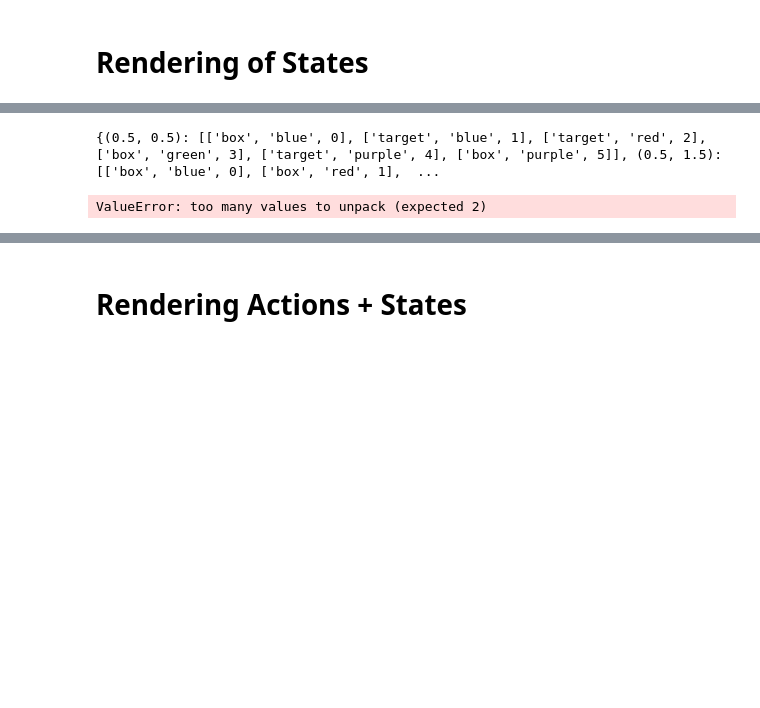
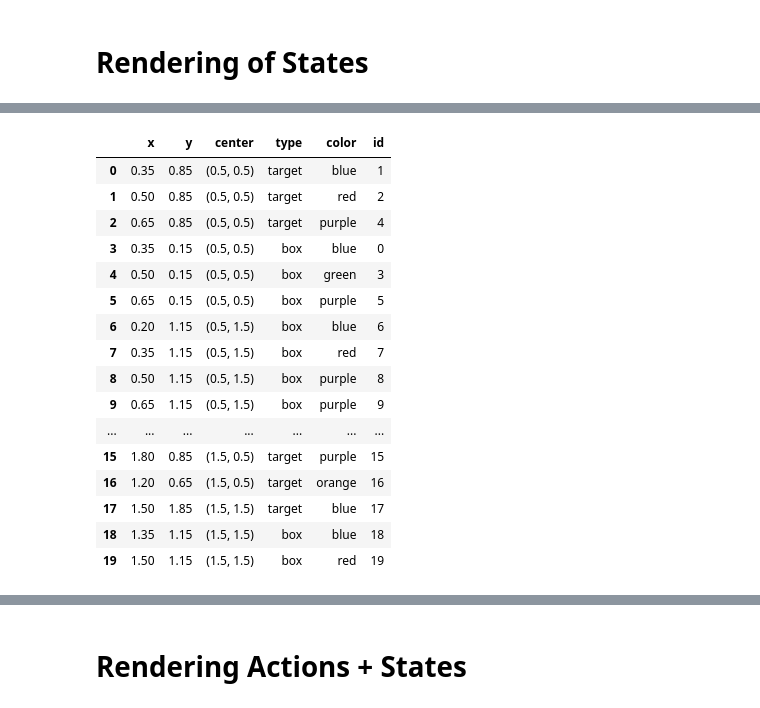
Before and after one commit to KevinBian107/RPLH, a Jupyter notebook: demos/render.ipynb, the cells around one changed output, grey strips where cells are left out. Cells and saved outputs as stored; diff of their text form; code cells hidden in the pictures; blank space fills up the shorter version.

```diff
--- a/demos/render.ipynb
+++ b/demos/render.ipynb
@@ -40,12 +40,24 @@ box map: {(0.5, 0.5): [['box', 'blue', 0], ['target', 'blue', 1], ['target', 're
 -------------------------------------------------------------------------------------------
 action_list: [{(0.5, 0.5): ('box_blue', 'target_blue'), (1.5, 1.5): ('box_red', (1.5, 0.5))}, {(1.5, 1.5): ('box_blue', 'target_blue'), (1.5, 0.5): ('box_red', 'target_red')}]
-# %%
-print(box_map)
-# %% [output]
-{(0.5, 0.5): [['box', 'blue', 0], ['target', 'blue', 1], ['target', 'red', 2], ['box', 'green', 3], ['target', 'purple', 4], ['box', 'purple', 5]], (0.5, 1.5): [['box', 'blue', 0], ['box', 'red', 1],  ...
 # %%
-pd.DataFrame(map_df(box_map)).reset_index()
+map_df(box_map)
 # %% [output]
-ValueError: too many values to unpack (expected 2)
+|  | x | y | center | type | color | id |
+| 0 | 0.35 | 0.85 | (0.5, 0.5) | target | blue | 1 |
+| 1 | 0.50 | 0.85 | (0.5, 0.5) | target | red | 2 |
+| 2 | 0.65 | 0.85 | (0.5, 0.5) | target | purple | 4 |
+| 3 | 0.35 | 0.15 | (0.5, 0.5) | box | blue | 0 |
+| 4 | 0.50 | 0.15 | (0.5, 0.5) | box | green | 3 |
+| 5 | 0.65 | 0.15 | (0.5, 0.5) | box | purple | 5 |
+| 6 | 0.20 | 1.15 | (0.5, 1.5) | box | blue | 6 |
+| 7 | 0.35 | 1.15 | (0.5, 1.5) | box | red | 7 |
+| 8 | 0.50 | 1.15 | (0.5, 1.5) | box | purple | 8 |
+| 9 | 0.65 | 1.15 | (0.5, 1.5) | box | purple | 9 |
+| ... | ... | ... | ... | ... | ... | ... |
+| 15 | 1.80 | 0.85 | (1.5, 0.5) | target | purple | 15 |
+| 16 | 1.20 | 0.65 | (1.5, 0.5) | target | orange | 16 |
+| 17 | 1.50 | 1.85 | (1.5, 1.5) | target | blue | 17 |
+| 18 | 1.35 | 1.15 | (1.5, 1.5) | box | blue | 18 |
+| 19 | 1.50 | 1.15 | (1.5, 1.5) | box | red | 19 |
 # %%
 render_graph(box_map)
```
Also changed, not shown: parts of 8 cells of this notebook, 1 other file.
